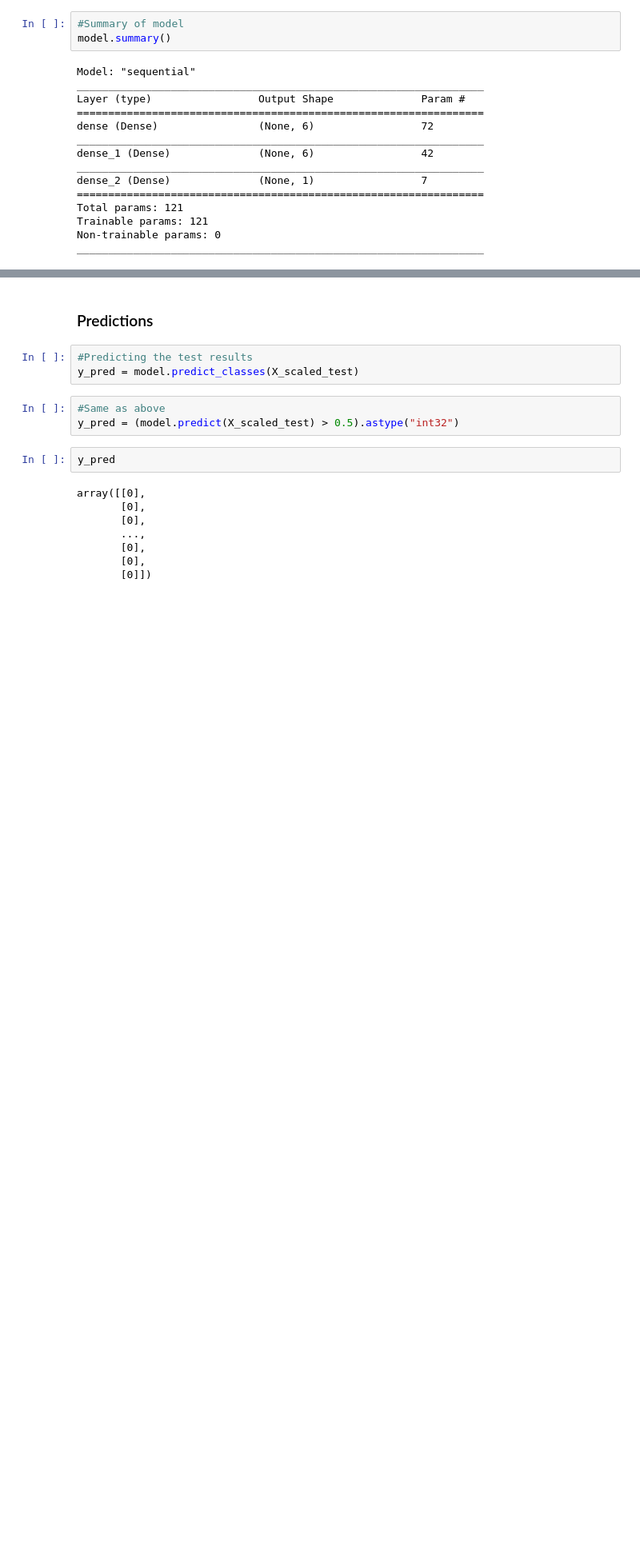
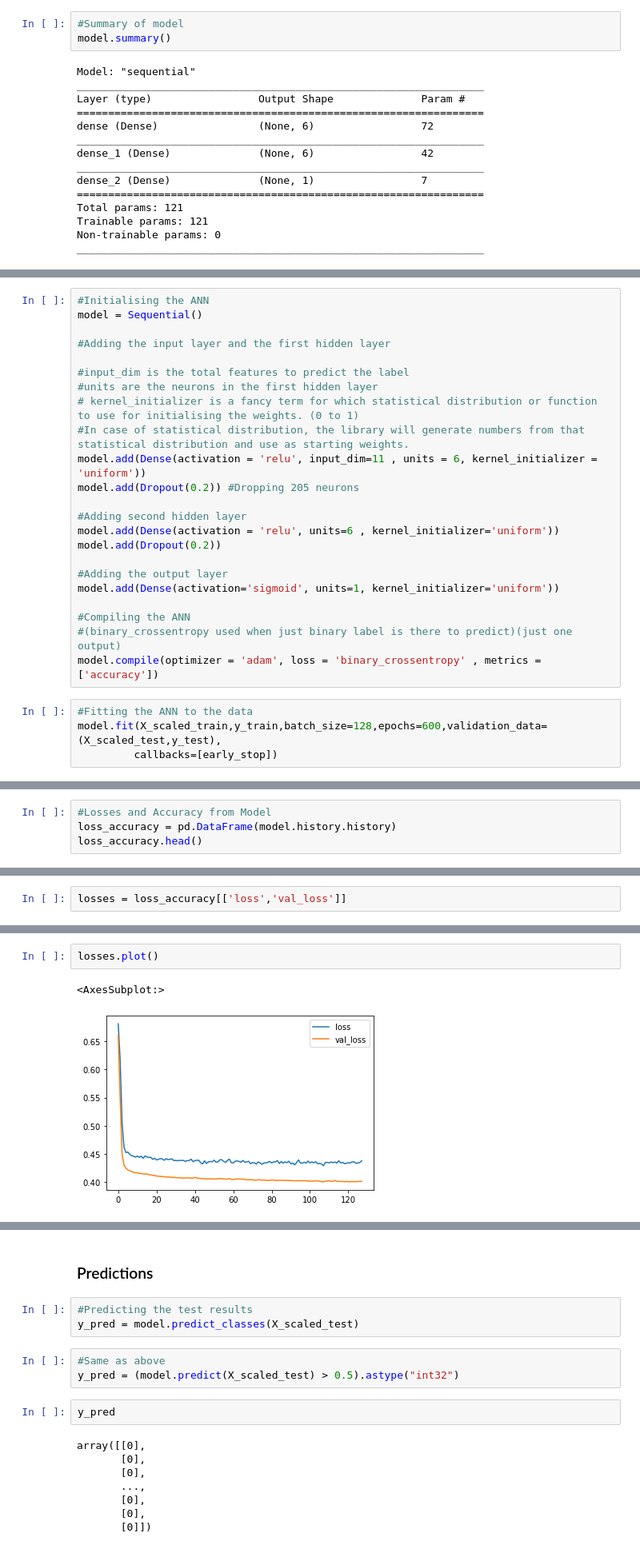
Before and after one commit to pulkitkhandelwal29/Customer-Exit-Prediction-From-Bank, a Jupyter notebook: Customer Exit Prediction.ipynb, the cells around one changed output, grey strips where cells are left out. Shown at 80% size. Drawn from its saved outputs; the diff is of its cells as text; blank space fills up the shorter version.

```diff
--- a/Customer Exit Prediction.ipynb
+++ b/Customer Exit Prediction.ipynb
@@ -259,0 +398,27 @@ Epoch 50/50
+# %%
+#Initialising the ANN
+model = Sequential()
+
+#Adding the input layer and the first hidden layer
+
+#input_dim is the total features to predict the label
+#units are the neurons in the first hidden layer
+# kernel_initializer is a fancy term for which statistical distribution or function to use for initialising the weights. (0 to 1)
+#In case of statistical distribution, the library will generate numbers from that statistical distribution and use as starting weights.
+model.add(Dense(activation = 'relu', input_dim=11 , units = 6, kernel_initializer = 'uniform'))
+model.add(Dropout(0.2)) #Dropping 205 neurons
+
+#Adding second hidden layer
+model.add(Dense(activation = 'relu', units=6 , kernel_initializer='uniform'))
+model.add(Dropout(0.2))
+
+#Adding the output layer
+model.add(Dense(activation='sigmoid', units=1, kernel_initializer='uniform'))
+
+#Compiling the ANN
+#(binary_crossentropy used when just binary label is there to predict)(just one output)
+model.compile(optimizer = 'adam', loss = 'binary_crossentropy' , metrics = ['accuracy'])
+# %%
+#Fitting the ANN to the data
+model.fit(X_scaled_train,y_train,batch_size=128,epochs=600,validation_data=(X_scaled_test,y_test),
+         callbacks=[early_stop])
@@ -259,0 +444,4 @@ Epoch 50/50
+# %%
+#Losses and Accuracy from Model
+loss_accuracy = pd.DataFrame(model.history.history)
+loss_accuracy.head()
@@ -259,0 +455,2 @@ Epoch 50/50
+# %%
+losses = loss_accuracy[['loss','val_loss']]
@@ -259,0 +466,5 @@ Epoch 50/50
+# %%
+losses.plot()
+# %% [output]
+<AxesSubplot:>
+[figure, added]
```
Also changed, not shown: parts of 61 cells of this notebook.
